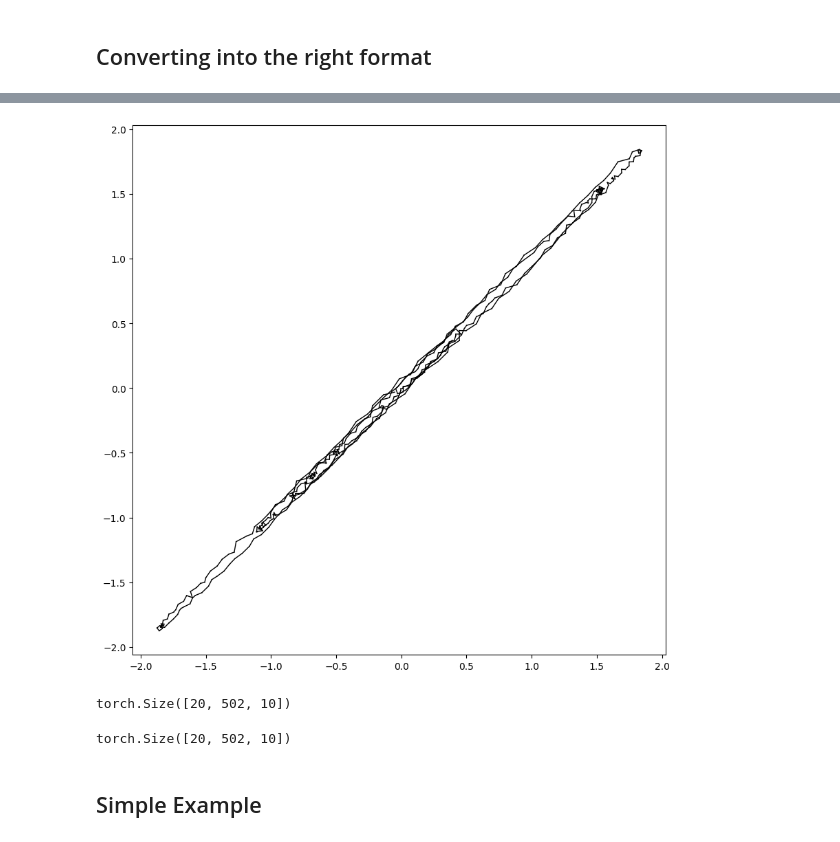
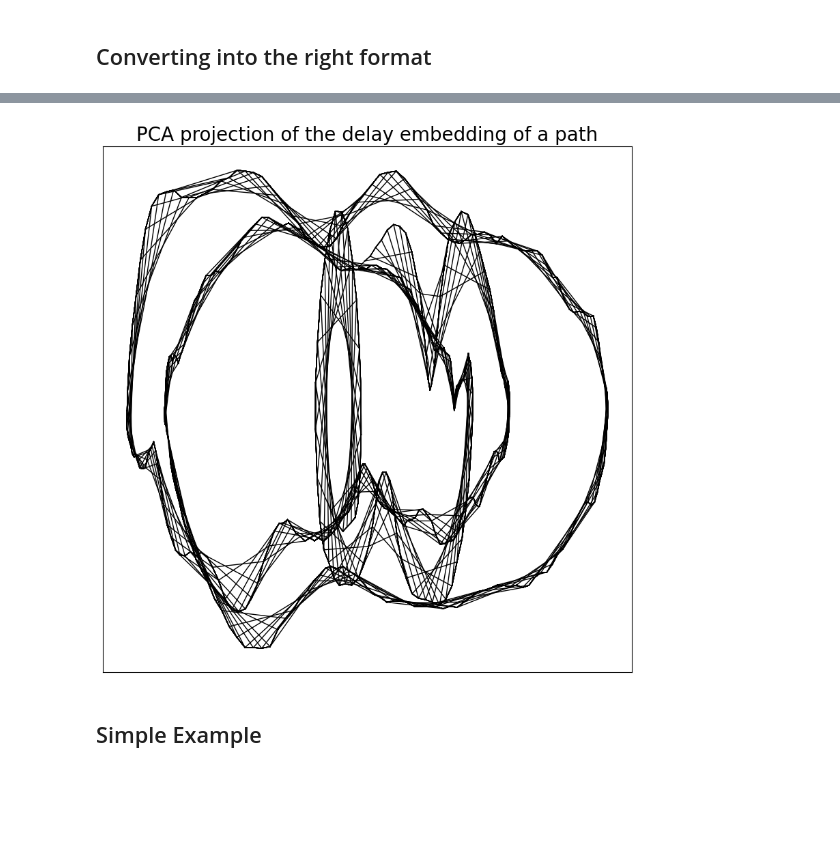
Before and after one commit to aidos-lab/neural-k-forms, a Jupyter notebook: path-classification.ipynb, the cells around one changed output, grey strips where cells are left out. Drawn from its saved outputs; the diff is of its cells as text; code cells hidden in the pictures; blank space fills up the shorter version.

Commit message:
cleaned up path classification

```diff
--- a/path-classification.ipynb
+++ b/path-classification.ipynb
@@ -51,2 +33,0 @@ torch.Size([1459, 2, 1])
-# %%
-train_x = [torch.tensor(train_x[i,:]).reshape(-1,1) for i in range(train_x.shape[0])]
@@ -90,0 +38,3 @@ tensor([[0, 1, 0],
+# %%
+train_x = torch.tensor(train_x)
+test_x = torch.tensor(test_x)
@@ -148,37 +71,35 @@ tensor([[1.7614, 1.7294],
 # %%
+import sklearn as sk
+import sklearn.decomposition as skdecomposition
+
 ## plot a set of points and connect consecutive points with lines
 def plot_points(points, ax, color = 'black', alpha = 1, linewidth = 1):
 
     n = points.shape[0]
 
     for i in range(n-1):
         ax.plot(points[i:i+2,0],points[i:i+2,1], color = color, alpha = alpha, linewidth = linewidth)
 
     return ax
 
 # plot the delay embedding of the path using the above function
 fig, ax = plt.subplots(1,1, figsize = (10,10))
 
 
-plot_points(delay_embedding(train_x[1], 10), ax)
+# plot the PCA projection of the delay embedding
+sckit_pca = skdecomposition.PCA(n_components=2)
+pca = sckit_pca.fit_transform(delay_embedding(train_x[1], 10))
+
+ax = plot_points(pca, ax, alpha = 1, linewidth = 1)
+
+# add a title
+ax.set_title("PCA projection of the delay embedding of a path", fontsize = 20)
+
+# remove the ticks
+ax.set_xticks([])
+ax.set_yticks([])
 plt.show()
 # %% [output]
-[figure, old version]
+[figure, new version]
-# %%
-# delay embedd all the paths with a delay of 10
-train_x = [delay_embedding(train_x[i], 10) for i in range(len(train_x))]
-train_x = torch.stack(train_x)
-
-train_x.shape
-# %% [output]
-torch.Size([20, 502, 10])
-# %%
-# delay embedd all the paths with a delay of 10
-test_x = [delay_embedding(test_x[i], 10) for i in range(len(test_x))]
-test_x = torch.stack(test_x)
-
-test_x.shape
-# %% [output]
-torch.Size([20, 502, 10])
 # %% [markdown]
 ## Simple Example
```
Also changed, not shown: parts of 64 cells of this notebook.
